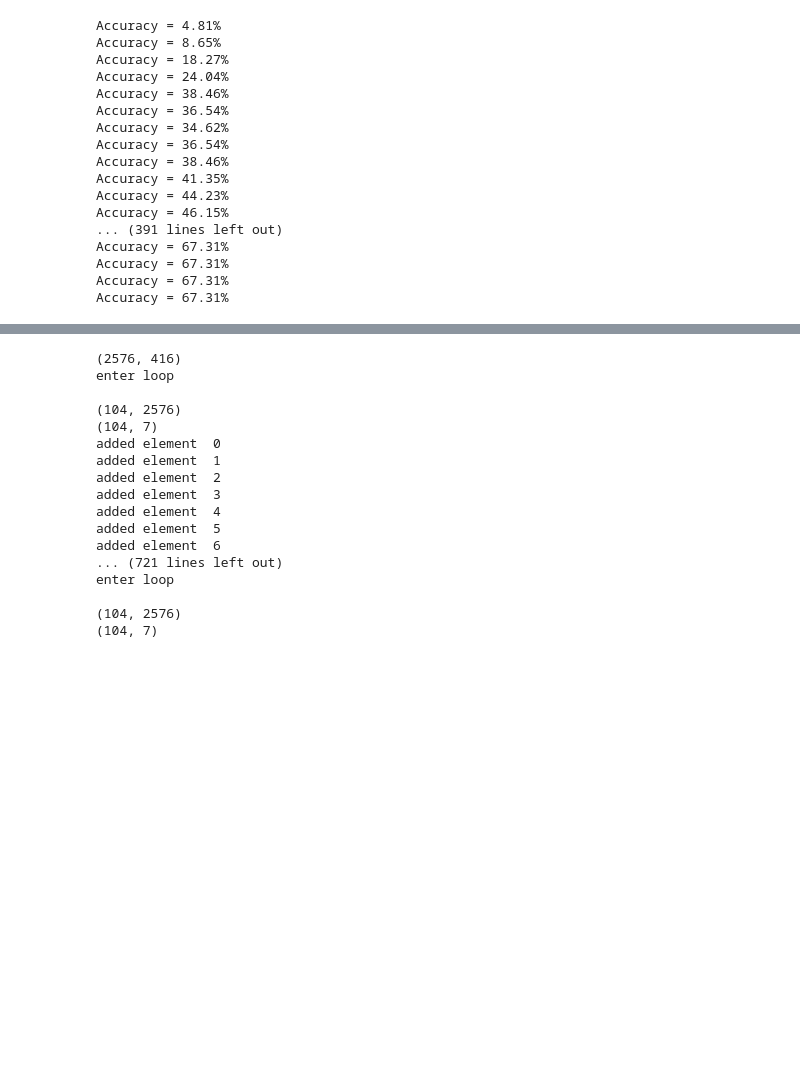
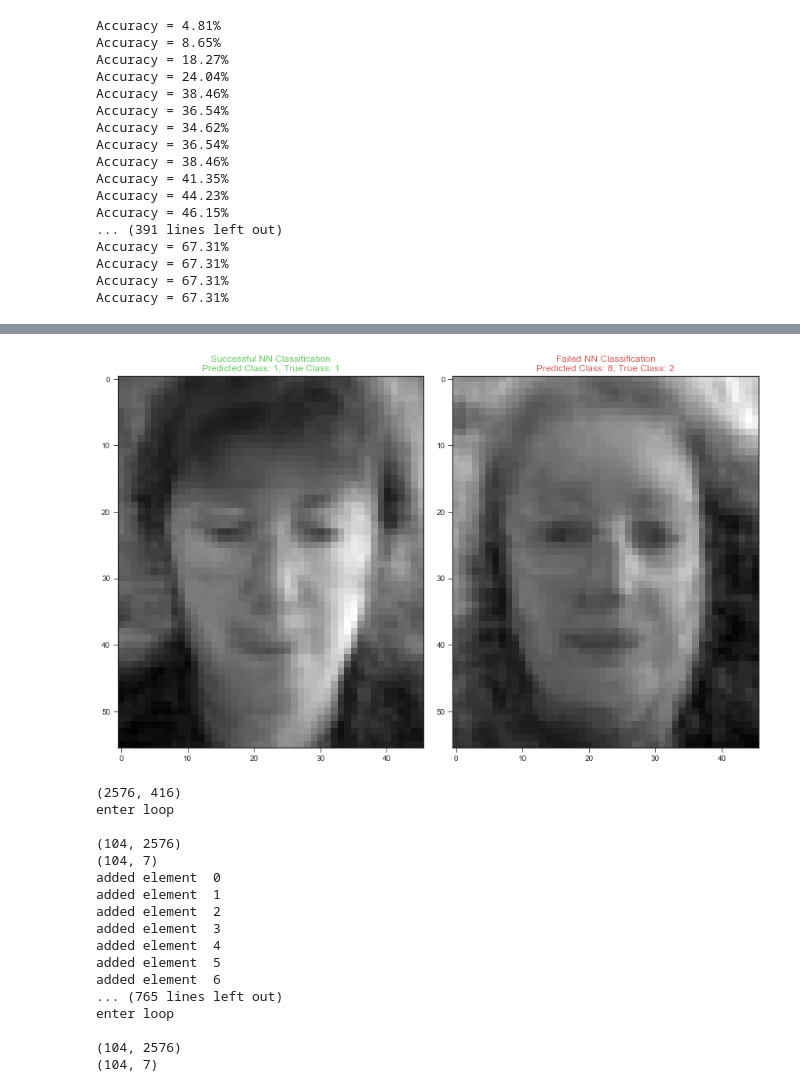
Before and after one commit to RajanPatel97/PCA-and-PCA-LDA-Ensemble-for-Face-Recognition, a Jupyter notebook: Q1 P2.ipynb, the cells around one changed output, grey strips where cells are left out. Drawn from its saved outputs; the diff is of its cells as text; code cells hidden in the pictures; blank space fills up the shorter version.

```diff
--- a/Q1 P2.ipynb
+++ b/Q1 P2.ipynb
@@ -144,6 +144,7 @@ class PCA(object):
             Reconstructed features matrix
         """
         A_hat = np.dot(self.U, W).reshape(-1, 1)
+        A_hat = A_hat + self.mean
         return A_hat
 # %%
 # KNN Classifer
@@ -194,3 +204,52 @@ Accuracy = 67.31%
+# %%
+# prettify plots
+plt.rcParams['figure.figsize'] = [12.0, 9.0]
+sns.set_palette(sns.color_palette("muted"))
+_palette = sns.color_palette("muted")
+sns.set_style("ticks")
+
+
+M = 121
+standard = False
+
+pca = PCA(n_comps=M, standard=standard)
+
+W_train = pca.fit(X_train)
+
+I, K = X_test.shape
+
+W_test = pca.transform(X_test)
+
+nn = KNeighborsClassifier(n_neighbors=1)
+nn.fit(W_train.T, y_train.T.ravel())
+
+y_hat = nn.predict(W_test.T)
+
+done = {'success': False, 'failure': False}
+
+fig, axes = plt.subplots(ncols=2)
+
+for y, t, w in zip(y_hat, y_test.T.ravel(), W_test.T):
+    if y == t and done['success'] is False:
+        x_hat = pca.reconstruct(w)
+        axes[0].imshow(x_hat.reshape(46,56).T,
+                       cmap=plt.get_cmap('gray'))
+        axes[0].set_title(
+            'Successful NN Classification\nPredicted Class: %d, True Class: %d' % (y, t), color=_palette[1])
+        done['success'] = True
+    elif y != t and done['failure'] is False:
+        x_hat = pca.reconstruct(w)
+        axes[1].imshow(x_hat.reshape(46,56).T,
+                       cmap=plt.get_cmap('gray'))
+        axes[1].set_title(
+            'Failed NN Classification\nPredicted Class: %d, True Class: %d' % (y, t), color=_palette[2])
+        done['failure'] = True
+    #elif done['failure'] is True and done['success'] is True:
+     #break
+
+fig.tight_layout()
+# %% [output]
+[figure, added]
 # %%
 # Alternative Method
 
@@ -253,7 +312,7 @@ added element  3
 added element  4
 added element  5
 added element  6
-... (721 lines left out)
+... (765 lines left out)
 enter loop
 
 (104, 2576)
```
Also changed, not shown: parts of 5 cells of this notebook, 3 other files.
